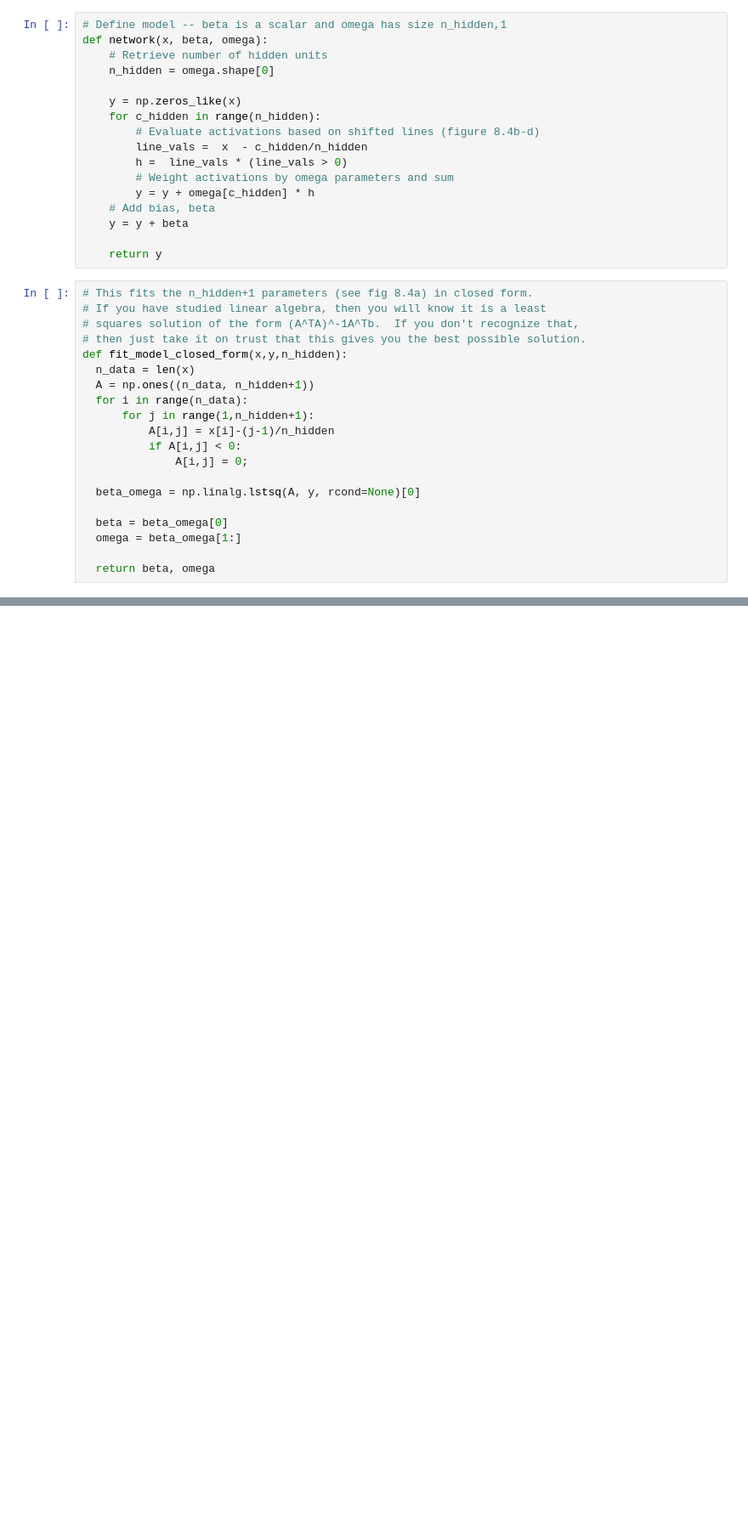
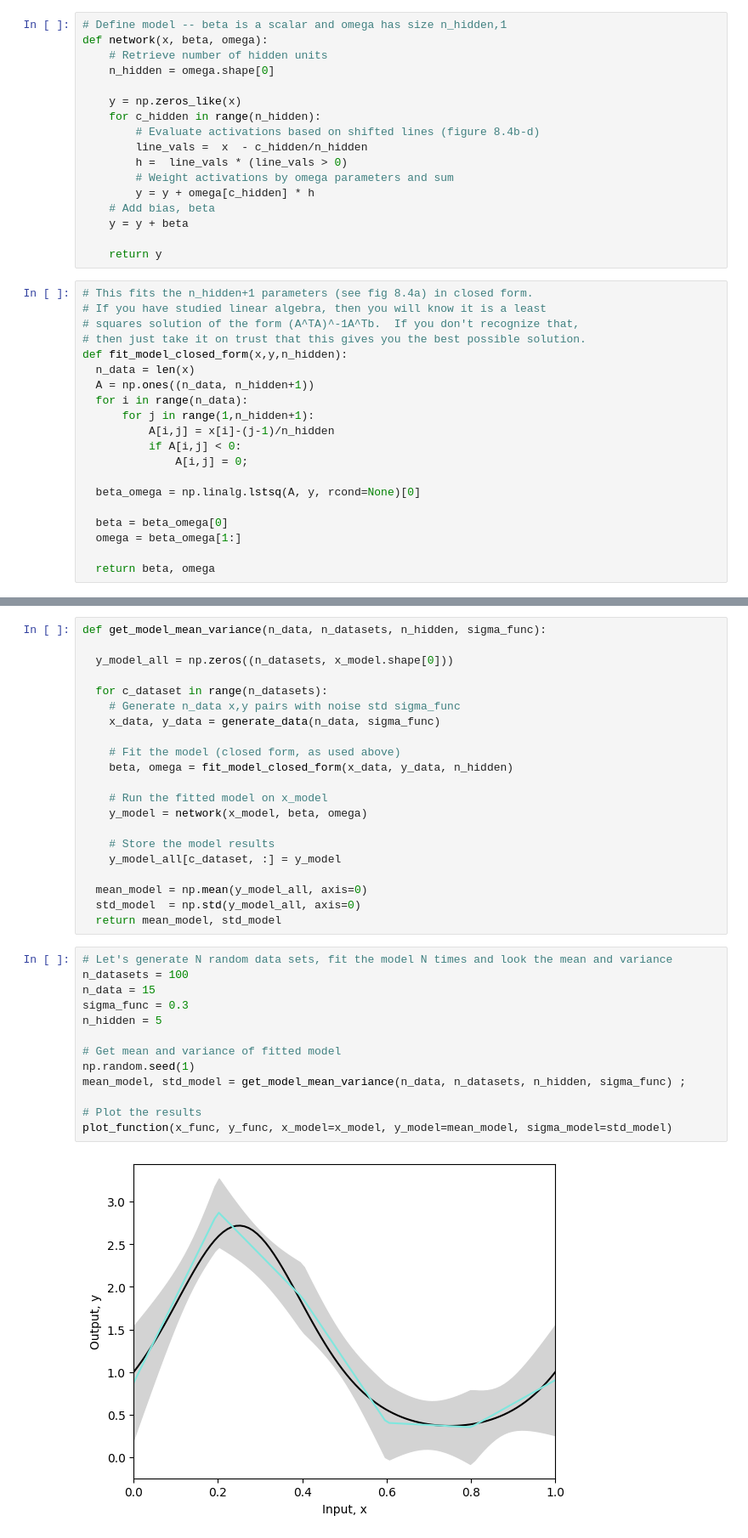
Before and after one commit to Saransh-Basu-01/Understanding-Deep-learning-, a Jupyter notebook: Chapter_8_Measuring_Performance.ipynb, the cells around one changed output, grey strips where cells are left out. Shown at 85% size. Drawn from its saved outputs; the diff is of its cells as text; blank space fills up the shorter version.

```diff
--- a/Chapter_8_Measuring_Performance.ipynb
+++ b/Chapter_8_Measuring_Performance.ipynb
@@ -279,0 +292,36 @@ def fit_model_closed_form(x,y,n_hidden):
+# %%
+def get_model_mean_variance(n_data, n_datasets, n_hidden, sigma_func):
+
+  y_model_all = np.zeros((n_datasets, x_model.shape[0]))
+
+  for c_dataset in range(n_datasets):
+    # Generate n_data x,y pairs with noise std sigma_func
+    x_data, y_data = generate_data(n_data, sigma_func)
+
+    # Fit the model (closed form, as used above)
+    beta, omega = fit_model_closed_form(x_data, y_data, n_hidden)
+
+    # Run the fitted model on x_model
+    y_model = network(x_model, beta, omega)
+
+    # Store the model results
+    y_model_all[c_dataset, :] = y_model
+
+  mean_model = np.mean(y_model_all, axis=0)
+  std_model  = np.std(y_model_all, axis=0)
+  return mean_model, std_model
+# %%
+# Let's generate N random data sets, fit the model N times and look the mean and variance
+n_datasets = 100
+n_data = 15
+sigma_func = 0.3
+n_hidden = 5
+
+# Get mean and variance of fitted model
+np.random.seed(1)
+mean_model, std_model = get_model_mean_variance(n_data, n_datasets, n_hidden, sigma_func) ;
+
+# Plot the results
+plot_function(x_func, y_func, x_model=x_model, y_model=mean_model, sigma_model=std_model)
+# %% [output]
+[figure, added]
```
Also changed, not shown: parts of 3 cells of this notebook.
